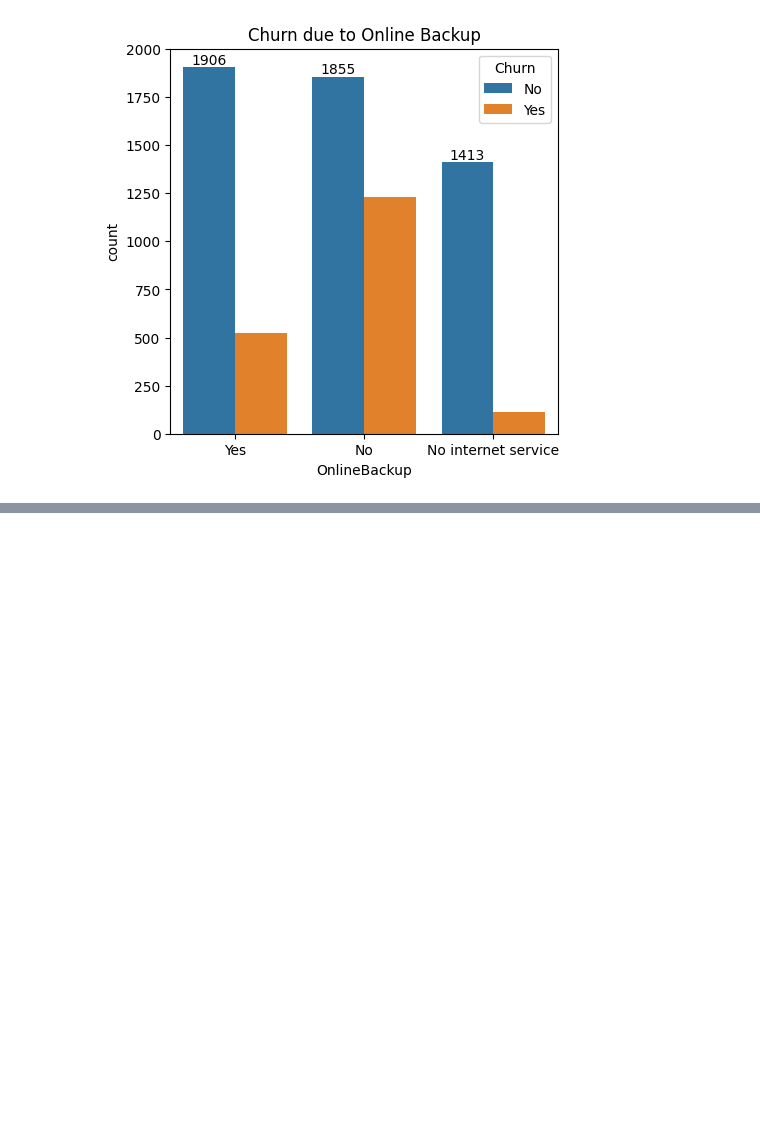
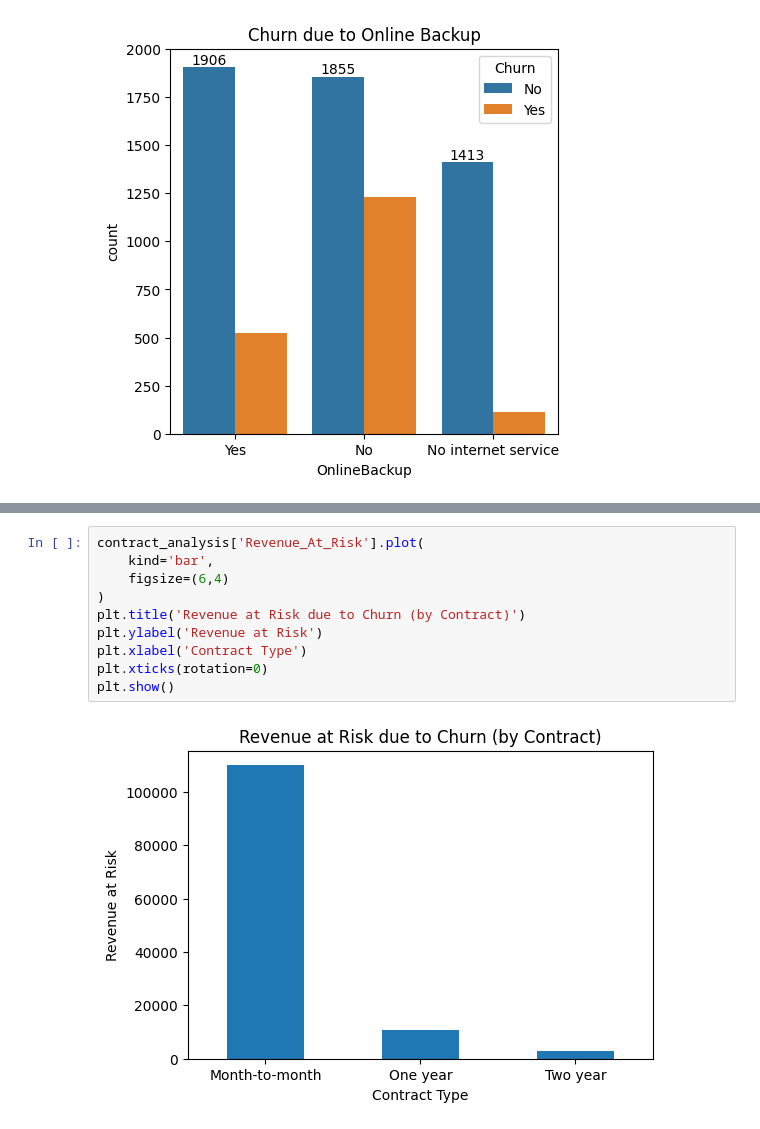
Before and after one commit to atmajaprasad/Telecom-Churn-Analysis, a Jupyter notebook: Telecom_Churn_Analysis.ipynb, the cells around one changed output, grey strips where cells are left out. Cells and saved outputs as stored; diff of their text form; blank space fills up the shorter version.

```diff
--- a/Telecom_Churn_Analysis.ipynb
+++ b/Telecom_Churn_Analysis.ipynb
@@ -269,0 +325,12 @@ plt.show()
+# %%
+contract_analysis['Revenue_At_Risk'].plot(
+    kind='bar',
+    figsize=(6,4)
+)
+plt.title('Revenue at Risk due to Churn (by Contract)')
+plt.ylabel('Revenue at Risk')
+plt.xlabel('Contract Type')
+plt.xticks(rotation=0)
+plt.show()
+# %% [output]
+[figure, added]
```
Also changed, not shown: parts of 19 cells of this notebook.
